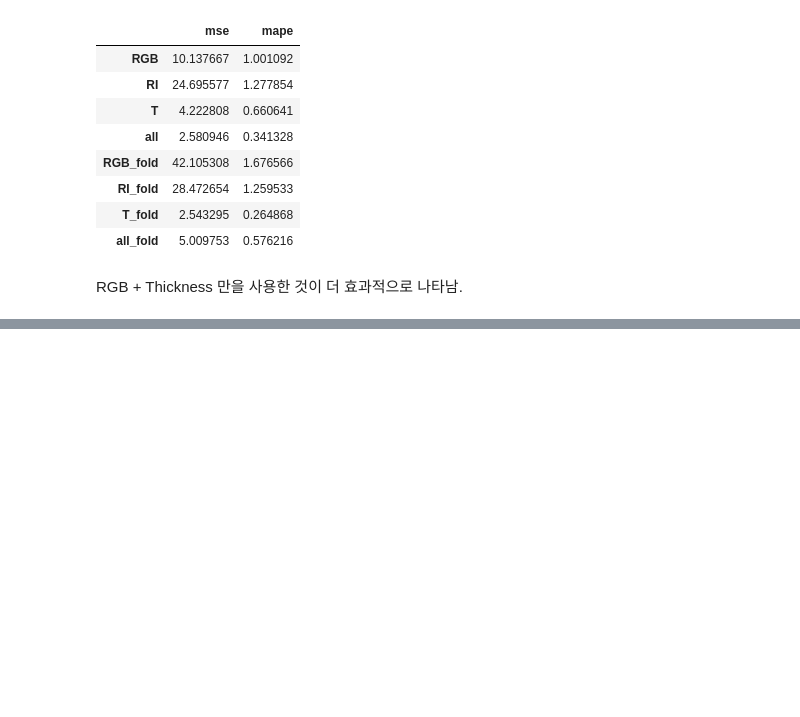
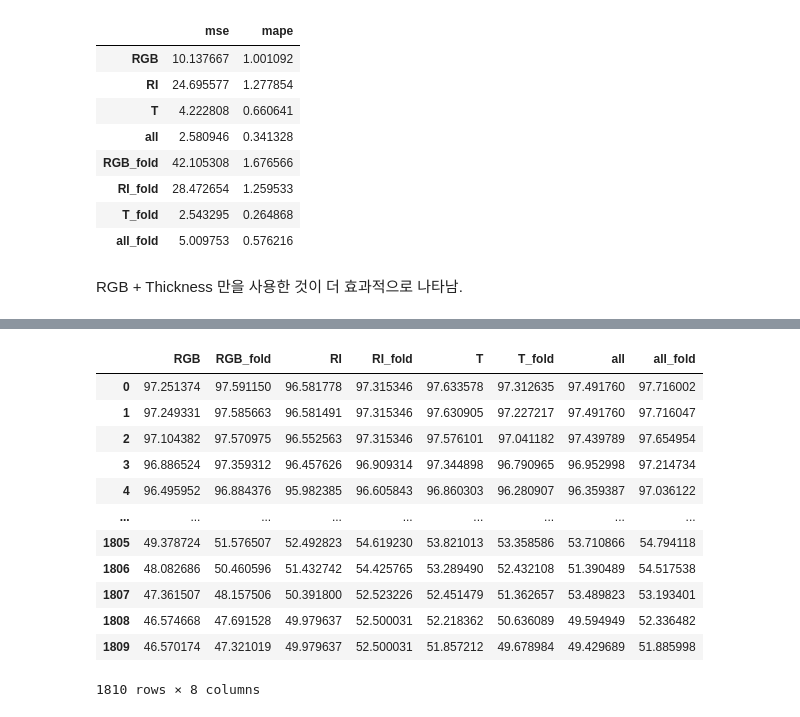
Before and after one commit to umkiyoung/Solar, a Jupyter notebook: Weighted_Average_Reflectance_of_Solar_Cells/image_to_reflectance/image_to_reflectance.ipynb, the cells around one changed output, grey strips where cells are left out. Cells and saved outputs as stored; diff of their text form; code cells hidden in the pictures; blank space fills up the shorter version.

```diff
--- a/Weighted_Average_Reflectance_of_Solar_Cells/image_to_reflectance.ipynb
+++ b/Weighted_Average_Reflectance_of_Solar_Cells/image_to_reflectance/image_to_reflectance.ipynb
@@ -385,0 +442,17 @@ RGB + Thickness 만을 사용한 것이 더 효과적으로 나타남.
+# %%
+test_pred_dataframe = pd.DataFrame([RGB_pred, RGB_fold_pred, RI_pred, RI_fold_pred, T_pred, T_fold_pred, all_pred, all_fold_pred], index=['RGB','RGB_fold','RI','RI_fold','T','T_fold','all','all_fold']).T
+test_pred_dataframe
+# %% [output]
+|  | RGB | RGB_fold | RI | RI_fold | T | T_fold | all | all_fold |
+| 0 | 97.251374 | 97.591150 | 96.581778 | 97.315346 | 97.633578 | 97.312635 | 97.491760 | 97.716002 |
+| 1 | 97.249331 | 97.585663 | 96.581491 | 97.315346 | 97.630905 | 97.227217 | 97.491760 | 97.716047 |
+| 2 | 97.104382 | 97.570975 | 96.552563 | 97.315346 | 97.576101 | 97.041182 | 97.439789 | 97.654954 |
+| 3 | 96.886524 | 97.359312 | 96.457626 | 96.909314 | 97.344898 | 96.790965 | 96.952998 | 97.214734 |
+| 4 | 96.495952 | 96.884376 | 95.982385 | 96.605843 | 96.860303 | 96.280907 | 96.359387 | 97.036122 |
+| ... | ... | ... | ... | ... | ... | ... | ... | ... |
+| 1805 | 49.378724 | 51.576507 | 52.492823 | 54.619230 | 53.821013 | 53.358586 | 53.710866 | 54.794118 |
+| 1806 | 48.082686 | 50.460596 | 51.432742 | 54.425765 | 53.289490 | 52.432108 | 51.390489 | 54.517538 |
+| 1807 | 47.361507 | 48.157506 | 50.391800 | 52.523226 | 52.451479 | 51.362657 | 53.489823 | 53.193401 |
+| 1808 | 46.574668 | 47.691528 | 49.979637 | 52.500031 | 52.218362 | 50.636089 | 49.594949 | 52.336482 |
+| 1809 | 46.570174 | 47.321019 | 49.979637 | 52.500031 | 51.857212 | 49.678984 | 49.429689 | 51.885998 |
+1810 rows × 8 columns
```
Also changed, not shown: parts of 6 cells of this notebook, 19 other files.
